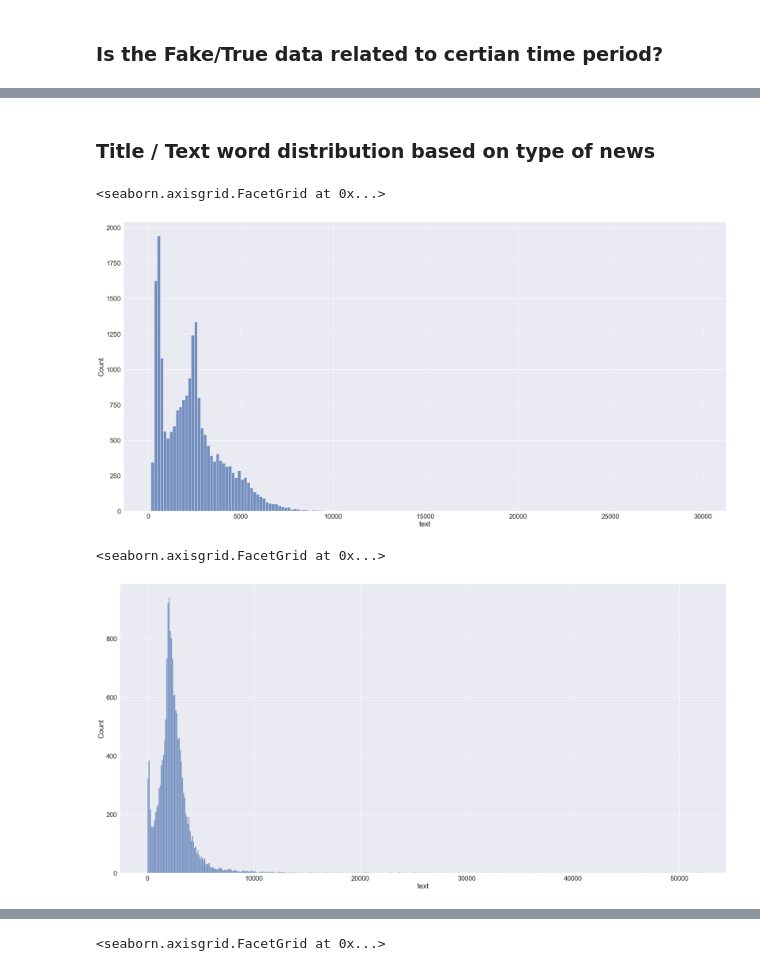
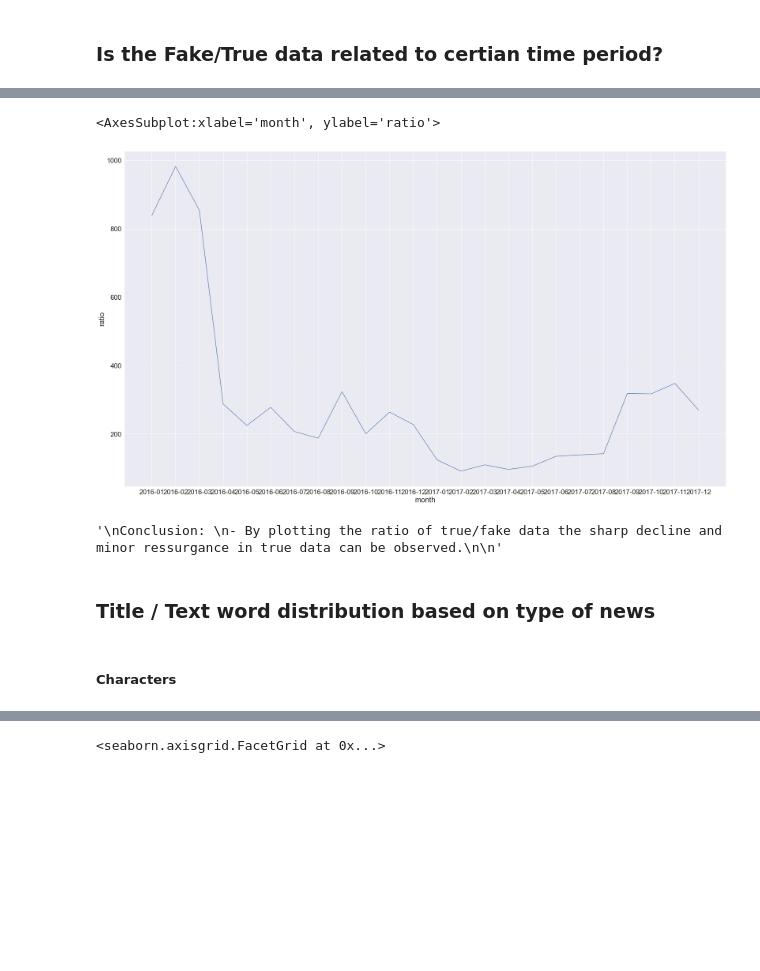
Before and after one commit to DataStroke99/iecoe-sg-technical-interview, a Jupyter notebook: submit/AdityaBhadkamkar_code_test.ipynb, the cells around one changed output, grey strips where cells are left out. Drawn from its saved outputs; the diff is of its cells as text; code cells hidden in the pictures; blank space fills up the shorter version.

```diff
--- a/submit/AdityaBhadkamkar_code_test.ipynb
+++ b/submit/AdityaBhadkamkar_code_test.ipynb
@@ -299,0 +352,7 @@ sns.lineplot(x=df_temp.index,y=df_temp.values, data=df_temp)
+# %%
+# Ratio of True to Fake News for each month
+df_temp = pd.DataFrame()
+df_temp['month'] = df_temp_true['month'].copy()
+df_temp['ratio'] = (df_temp_true['counts'] / df_temp_fake['counts']) *100
+
+df_temp
@@ -300,26 +377,27 @@ sns.lineplot(x=df_temp.index,y=df_temp.values, data=df_temp)
+# %%
+# Plotting count of each type of data in a month
+
+f, ax = plt.subplots(figsize=(35, 20))
+sns.set_style("darkgrid")
+sns.set(font_scale=2)
+sns.lineplot(x=df_temp['month'],y=df_temp['ratio'], data=df_temp_true)
+# %% [output]
+<AxesSubplot:xlabel='month', ylabel='ratio'>
+[figure, added]
 # %%
 """
-Conclusion: There is no overlap of subjects between the 2 types of news, thus Subject is an
-independent variable and would not help to classify between the types of news.
-
-Needs to be removed later during feature processing.
+Conclusion:
+- By plotting the ratio of true/fake data the sharp decline and minor ressurgance in true data can be observed.
 
 """
+# %% [output]
+'\nConclusion: \n- By plotting the ratio of true/fake data the sharp decline and minor ressurgance in true data can be observed.\n\n'
 # %% [markdown]
 ### Title / Text word distribution based on type of news
+# %% [markdown]
+##### Characters
 # %%
 #Check number of characters in text , Fake v. True
 
 true_text_len=df[df['y']==0]['text'].str.len()
 fake_text_len=df[df['y']==1]['text'].str.len()
-
-
-sns.displot(true_text_len,height=15, aspect=2)
-# %% [output]
-<seaborn.axisgrid.FacetGrid at 0x...>
-[figure, removed]
-# %%
-sns.displot(fake_text_len,height=15, aspect=2)
-# %% [output]
-<seaborn.axisgrid.FacetGrid at 0x...>
-[figure, removed]
```
Also changed, not shown: parts of 58 cells of this notebook.
